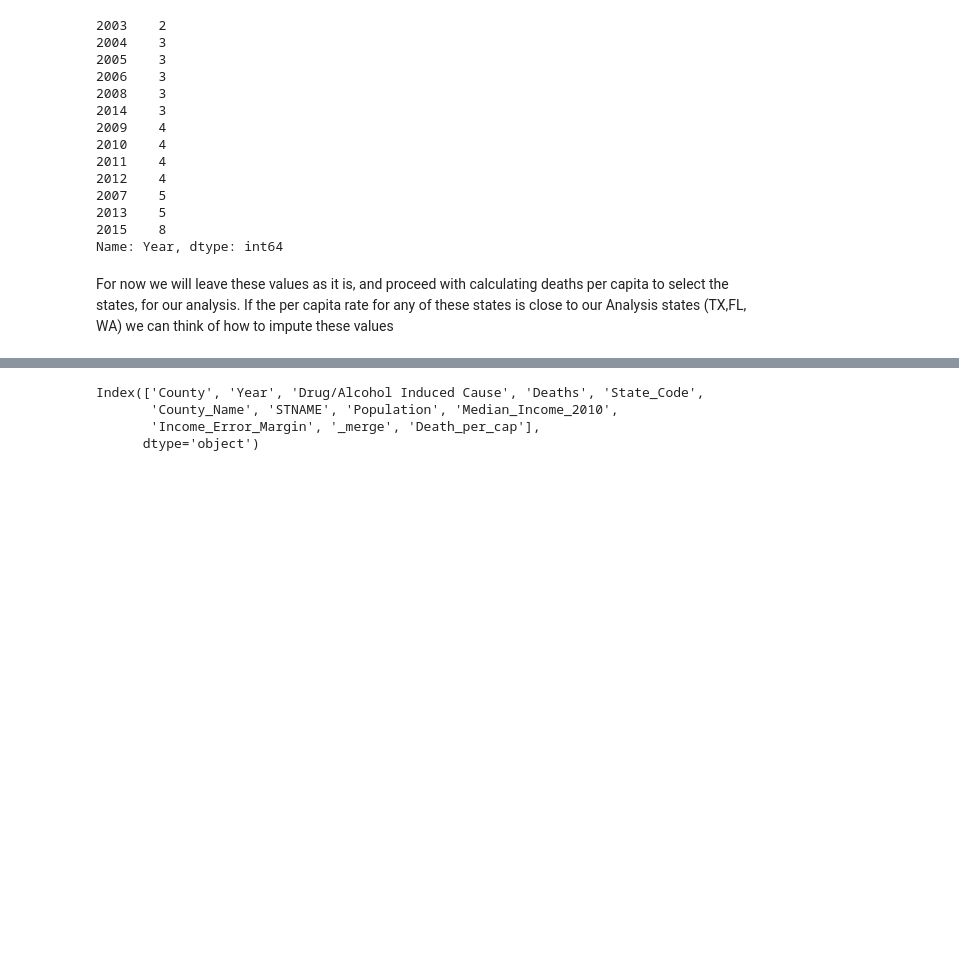
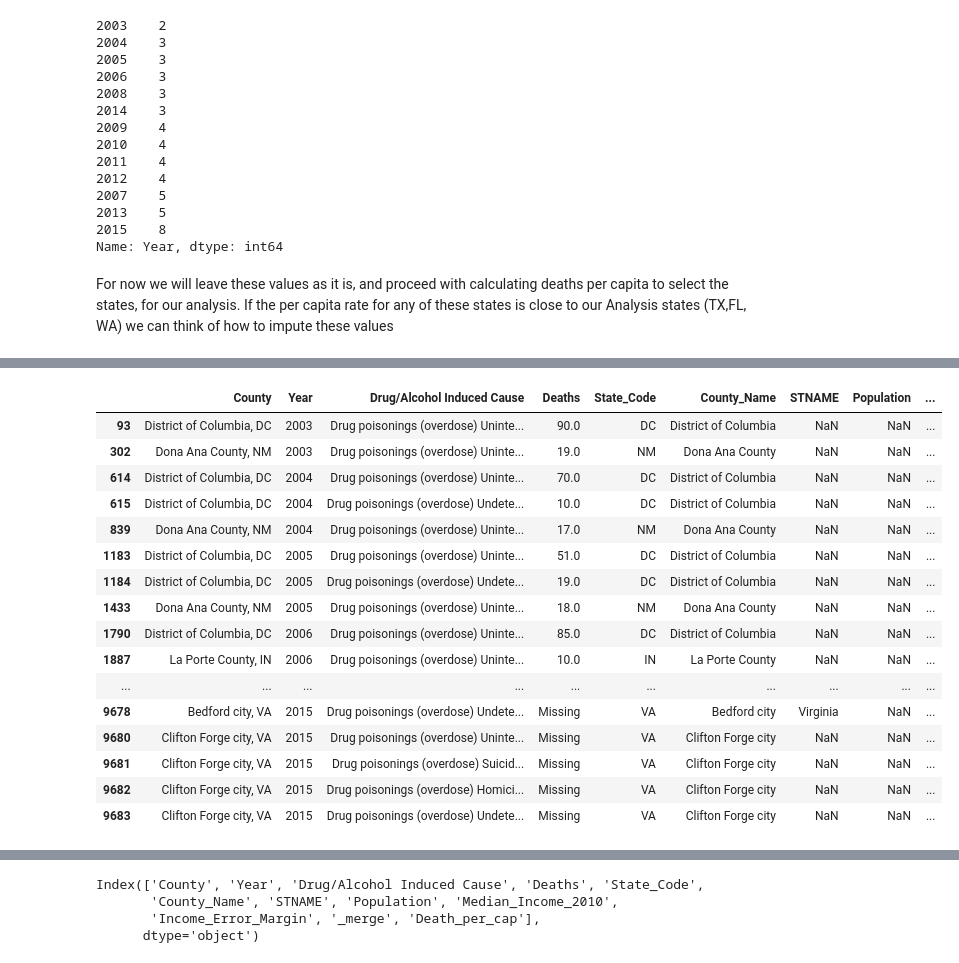
Before and after one commit to MIDS-at-Duke/pds2021-opioids-team-2-ids720, a Jupyter notebook: 10_code/pop_death_merge.ipynb, the cells around one changed output, grey strips where cells are left out. Cells and saved outputs as stored; diff of their text form; code cells hidden in the pictures; blank space fills up the shorter version.

Commit message:
fixed death per cap

```diff
--- a/10_code/pop_death_merge.ipynb
+++ b/10_code/pop_death_merge.ipynb
@@ -57,3 +93,16 @@ memory usage: 686.2+ KB
 # %%
 # Dropping the unnamed column
 death.drop("Unnamed: 0", axis = 1, inplace=True)
+# %%
+#Reordering the columns
+death = death[
+    [
+        "Year",
+        "State_Code",
+        "County_Name",
+        "County",
+        "Deaths",
+        "Drug/Alcohol Induced Cause Code",
+        "Drug/Alcohol Induced Cause"
+    ]
+]
@@ -59,0 +117,5 @@ death.drop("Unnamed: 0", axis = 1, inplace=True)
+# %%
+)
+death.drop("Drug/Alcohol Induced Cause Code", axis = 1, inplace=True)
+death.drop("Drug/Alcohol Induced Cause", axis = 1, inplace=True)
+death.head()
@@ -60,3 +162,15 @@ death.drop("Unnamed: 0", axis = 1, inplace=True)
+# %%
+#Reordering the columns
+death = death[
+    [
+        "Year",
+        "State_Code",
+        "STNAME",
+        "County_Name",
+        "County",
+        "Deaths"
+    ]
+]
 # %%
 # Changing columns name for merging
 popinc = popinc.rename({"CTYNAME":"County_Name"}, axis =1)
@@ -180,3 +337,27 @@ For now we will leave these values as it is, and proceed with calculating deaths
+# %%
+#Checking if there are any missing values in the merged dataset for population
+merged.loc[merged["Population"].isna()]
+# Here we see that most of the values are similar to the issue in the left merge column implying that we do not have population and income data for those specific counties
+#However we have 4 rows where the population datat is missing in the population file as well.
+#On further review, it is for BEdford City, VA and the poppulation estimate as per google is ~7000 which is pretty irrelevant imo
+# %% [output]
+|  | County | Year | Drug/Alcohol Induced Cause | Deaths | State_Code | County_Name | STNAME | Population | ... |
+| 93 | District of Columbia, DC | 2003 | Drug poisonings (overdose) Uninte... | 90.0 | DC | District of Columbia | NaN | NaN | ... |
+| 302 | Dona Ana County, NM | 2003 | Drug poisonings (overdose) Uninte... | 19.0 | NM | Dona Ana County | NaN | NaN | ... |
+| 614 | District of Columbia, DC | 2004 | Drug poisonings (overdose) Uninte... | 70.0 | DC | District of Columbia | NaN | NaN | ... |
+| 615 | District of Columbia, DC | 2004 | Drug poisonings (overdose) Undete... | 10.0 | DC | District of Columbia | NaN | NaN | ... |
+| 839 | Dona Ana County, NM | 2004 | Drug poisonings (overdose) Uninte... | 17.0 | NM | Dona Ana County | NaN | NaN | ... |
+| 1183 | District of Columbia, DC | 2005 | Drug poisonings (overdose) Uninte... | 51.0 | DC | District of Columbia | NaN | NaN | ... |
+| 1184 | District of Columbia, DC | 2005 | Drug poisonings (overdose) Undete... | 19.0 | DC | District of Columbia | NaN | NaN | ... |
+| 1433 | Dona Ana County, NM | 2005 | Drug poisonings (overdose) Uninte... | 18.0 | NM | Dona Ana County | NaN | NaN | ... |
+| 1790 | District of Columbia, DC | 2006 | Drug poisonings (overdose) Uninte... | 85.0 | DC | District of Columbia | NaN | NaN | ... |
+| 1887 | La Porte County, IN | 2006 | Drug poisonings (overdose) Uninte... | 10.0 | IN | La Porte County | NaN | NaN | ... |
+| ... | ... | ... | ... | ... | ... | ... | ... | ... | ... |
+| 9678 | Bedford city, VA | 2015 | Drug poisonings (overdose) Undete... | Missing | VA | Bedford city | Virginia | NaN | ... |
+| 9680 | Clifton Forge city, VA | 2015 | Drug poisonings (overdose) Uninte... | Missing | VA | Clifton Forge city | NaN | NaN | ... |
+| 9681 | Clifton Forge city, VA | 2015 | Drug poisonings (overdose) Suicid... | Missing | VA | Clifton Forge city | NaN | NaN | ... |
+| 9682 | Clifton Forge city, VA | 2015 | Drug poisonings (overdose) Homici... | Missing | VA | Clifton Forge city | NaN | NaN | ... |
+| 9683 | Clifton Forge city, VA | 2015 | Drug poisonings (overdose) Undete... | Missing | VA | Clifton Forge city | NaN | NaN | ... |
 # %%
 # Calculating county wise death per capita
 # Replacing the "Missing" value in Death column by Nan
```
Also changed, not shown: parts of 22 cells of this notebook, 1 other file.
